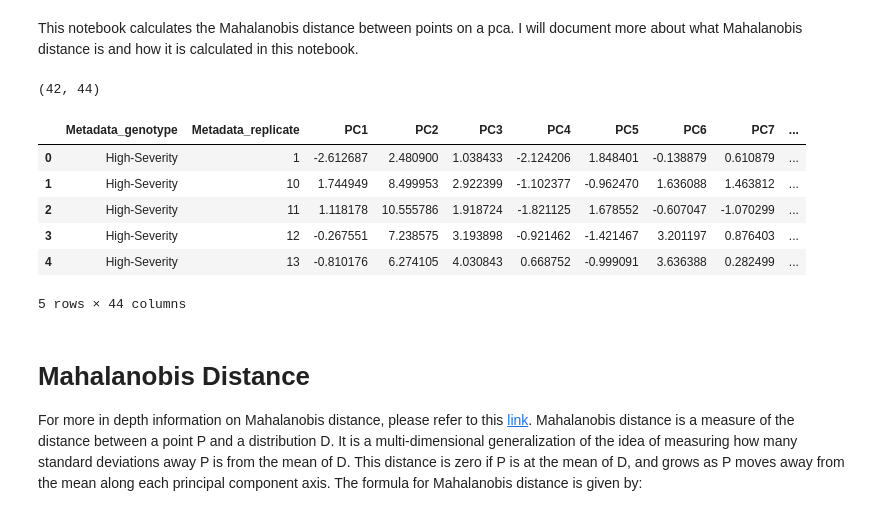
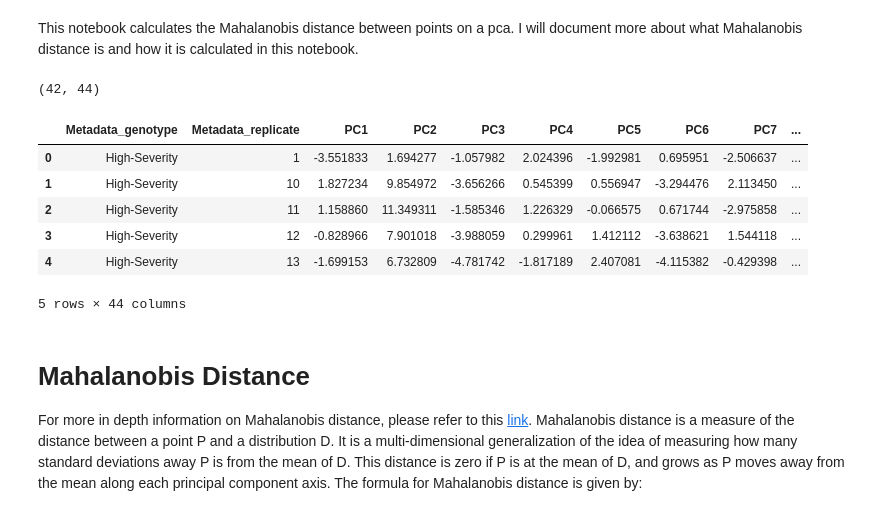
Before and after one commit to MikeLippincott/Nichols_Lab_Collaboration, a Jupyter notebook: 6.analyze_features/notebooks/8c.custom_aggregated_PCA_calculate_mahalanobis_distance.ipynb, the cells around one changed output. Saved outputs shown, nothing was run; the diff lists cells and outputs as text; code cells hidden in the pictures.

```diff
--- a/6.analyze_features/notebooks/8c.custom_aggregated_PCA_calculate_mahalanobis_distance.ipynb
+++ b/6.analyze_features/notebooks/8c.custom_aggregated_PCA_calculate_mahalanobis_distance.ipynb
@@ -15,21 +17,21 @@ from scipy.stats import ttest_ind
 # %%
 # set the path to the data
-sum_aggregated_data_pca_path = pathlib.Path(
-    "../../data/6.analysis_results/sum_aggregated_pca.parquet"
+custom_aggregated_data_pca_path = pathlib.Path(
+    "../../data/6.analysis_results/custom_aggregated_pca.parquet"
 ).resolve(strict=True)
 
 # read the data
-sum_aggregated_data_pca = pd.read_parquet(sum_aggregated_data_pca_path)
-print(sum_aggregated_data_pca.shape)
-sum_aggregated_data_pca.head()
+custom_aggregated_data_pca = pd.read_parquet(custom_aggregated_data_pca_path)
+print(custom_aggregated_data_pca.shape)
+custom_aggregated_data_pca.head()
 # %% [output]
 (42, 44)
 |  | Metadata_genotype | Metadata_replicate | PC1 | PC2 | PC3 | PC4 | PC5 | PC6 | PC7 | ... |
-| 0 | High-Severity | 1 | -2.612687 | 2.480900 | 1.038433 | -2.124206 | 1.848401 | -0.138879 | 0.610879 | ... |
-| 1 | High-Severity | 10 | 1.744949 | 8.499953 | 2.922399 | -1.102377 | -0.962470 | 1.636088 | 1.463812 | ... |
-| 2 | High-Severity | 11 | 1.118178 | 10.555786 | 1.918724 | -1.821125 | 1.678552 | -0.607047 | -1.070299 | ... |
-| 3 | High-Severity | 12 | -0.267551 | 7.238575 | 3.193898 | -0.921462 | -1.421467 | 3.201197 | 0.876403 | ... |
-| 4 | High-Severity | 13 | -0.810176 | 6.274105 | 4.030843 | 0.668752 | -0.999091 | 3.636388 | 0.282499 | ... |
+| 0 | High-Severity | 1 | -3.551833 | 1.694277 | -1.057982 | 2.024396 | -1.992981 | 0.695951 | -2.506637 | ... |
+| 1 | High-Severity | 10 | 1.827234 | 9.854972 | -3.656266 | 0.545399 | 0.556947 | -3.294476 | 2.113450 | ... |
+| 2 | High-Severity | 11 | 1.158860 | 11.349311 | -1.585346 | 1.226329 | -0.066575 | 0.671744 | -2.975858 | ... |
+| 3 | High-Severity | 12 | -0.828966 | 7.901018 | -3.988059 | 0.299961 | 1.412112 | -3.638621 | 1.544118 | ... |
+| 4 | High-Severity | 13 | -1.699153 | 6.732809 | -4.781742 | -1.817189 | 2.407081 | -4.115382 | -0.429398 | ... |
 5 rows × 44 columns
 # %% [markdown]
 # Mahalanobis Distance
```
Also changed, not shown: parts of 17 cells of this notebook, 36 other files.
